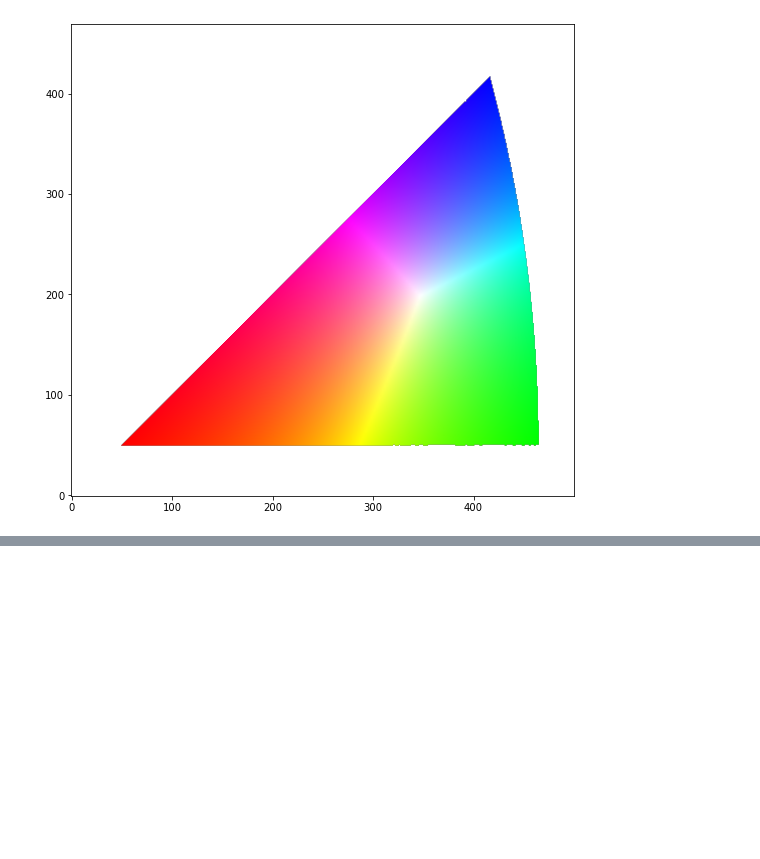
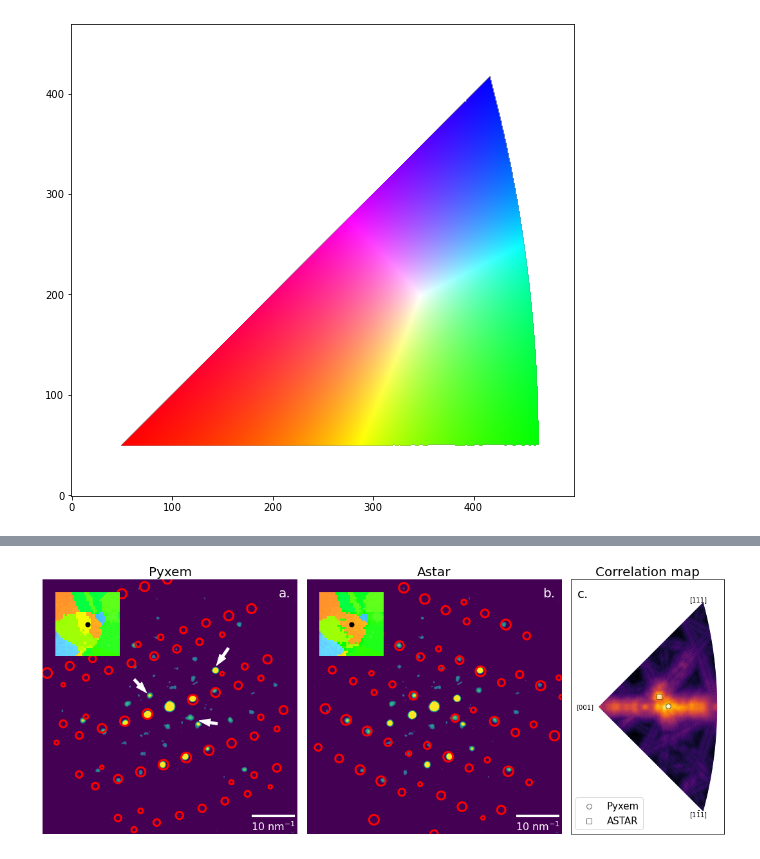
Before and after one commit to din14970/pyxem_template_matching_workflows, a Jupyter notebook: 210903IndexOptimization.ipynb, the cells around one changed output, grey strips where cells are left out. Cells and saved outputs as stored; diff of their text form; code cells hidden in the pictures; blank space fills up the shorter version.

```diff
--- a/210903IndexOptimization.ipynb
+++ b/210903IndexOptimization.ipynb
@@ -797,12 +819,12 @@ fontprops = {
     "fontsize": 12,
 }
 textoffset = 0.015
-ax[2].scatter([x_r], [y_r], s=ss, c="white", edgecolor="black", label="Pyxem")
+ax[2].scatter([x_r], [y_r], s=ss*3, c="white", edgecolor="black", label="Pyxem", alpha=0.6)
 #ax[2].text(x_r, y_r+textoffset, "Pyxem", c="white", **fontprops)
 xya = np.array(grid_to_xy(orient_a, pole=1))
 x_a = xya[0]
 y_a = xya[1]
-ax[2].scatter([-x_a], [-y_a], s=ss, marker="s", c="white", edgecolor="black", label="ASTAR")
+ax[2].scatter([-x_a], [-y_a], s=ss*3, marker="s", c="white", edgecolor="black", label="ASTAR", alpha=0.6)
 #ax[2].text(-x_a, -y_a+textoffset, "ASTAR", c="white", **fontprops)
 fontfac = 0.5
 ax[2].text(-0.05, 0, "[001]", ha="center", va="center", fontsize=fs*fontfac)
@@ -832,5 +854,9 @@ ax[0].text(486, 27, "a.", ha="center", va="center", fontsize=fs, color="white")
 ax[1].text(486, 27, "b.", ha="center", va="center", fontsize=fs, color="white")
 ax[2].text(-0.058, 0.4, "c.", ha="center", va="center", fontsize=fs, color="black")
 
+col="white"
+ax[0].add_artist(ScaleBar(cal*10, units="1/nm", dimension="si-length-reciprocal", location="lower right", box_color="black", color=col, box_alpha=0.0, font_properties={"size": fs*0.8}))
+ax[1].add_artist(ScaleBar(cal*10, units="1/nm", dimension="si-length-reciprocal", location="lower right", box_color="black", color=col, box_alpha=0.0, font_properties={"size": fs*0.8}))
+
 fig.tight_layout()
 # %% [output]
@@ -839 +863,2 @@ fig.tight_layout()
+[figure, added]
 # %%
```
Also changed, not shown: parts of 11 cells of this notebook, 3 other files.
